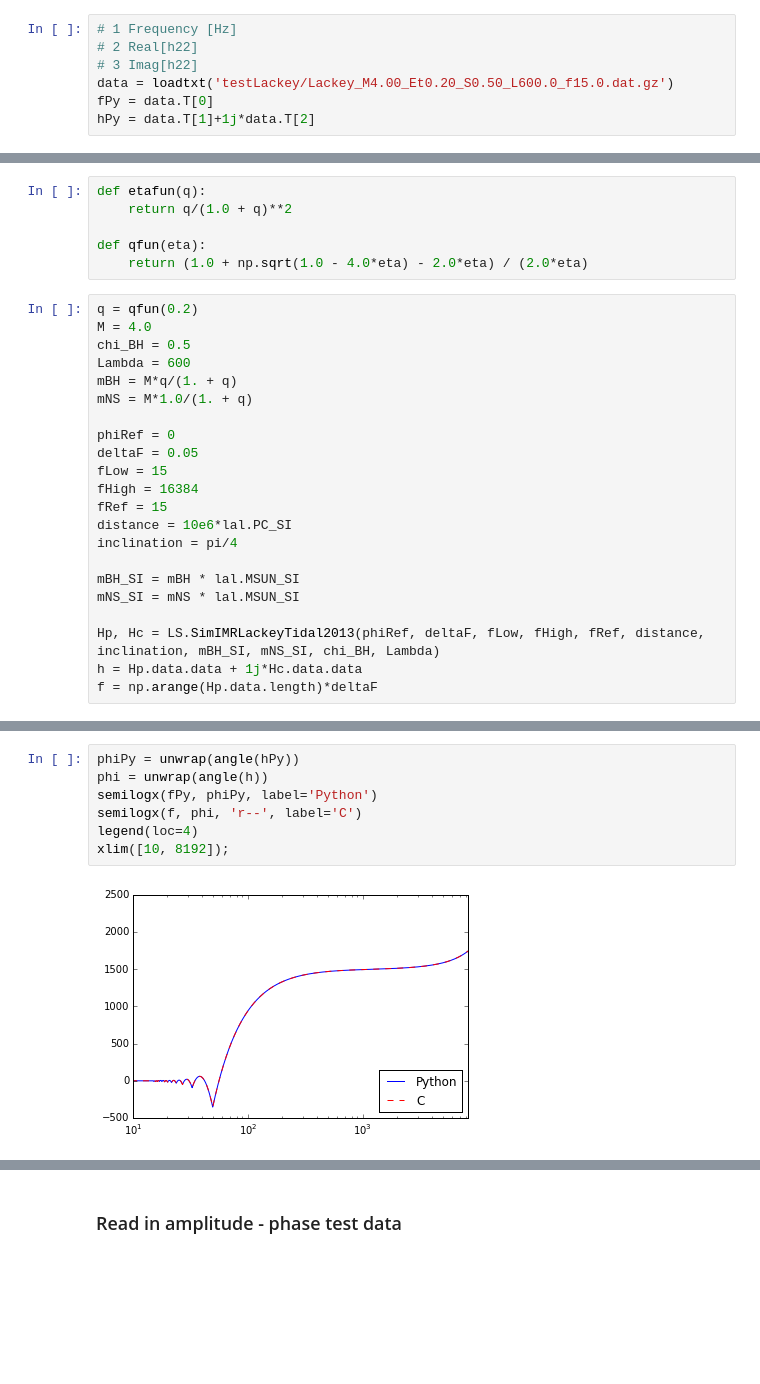
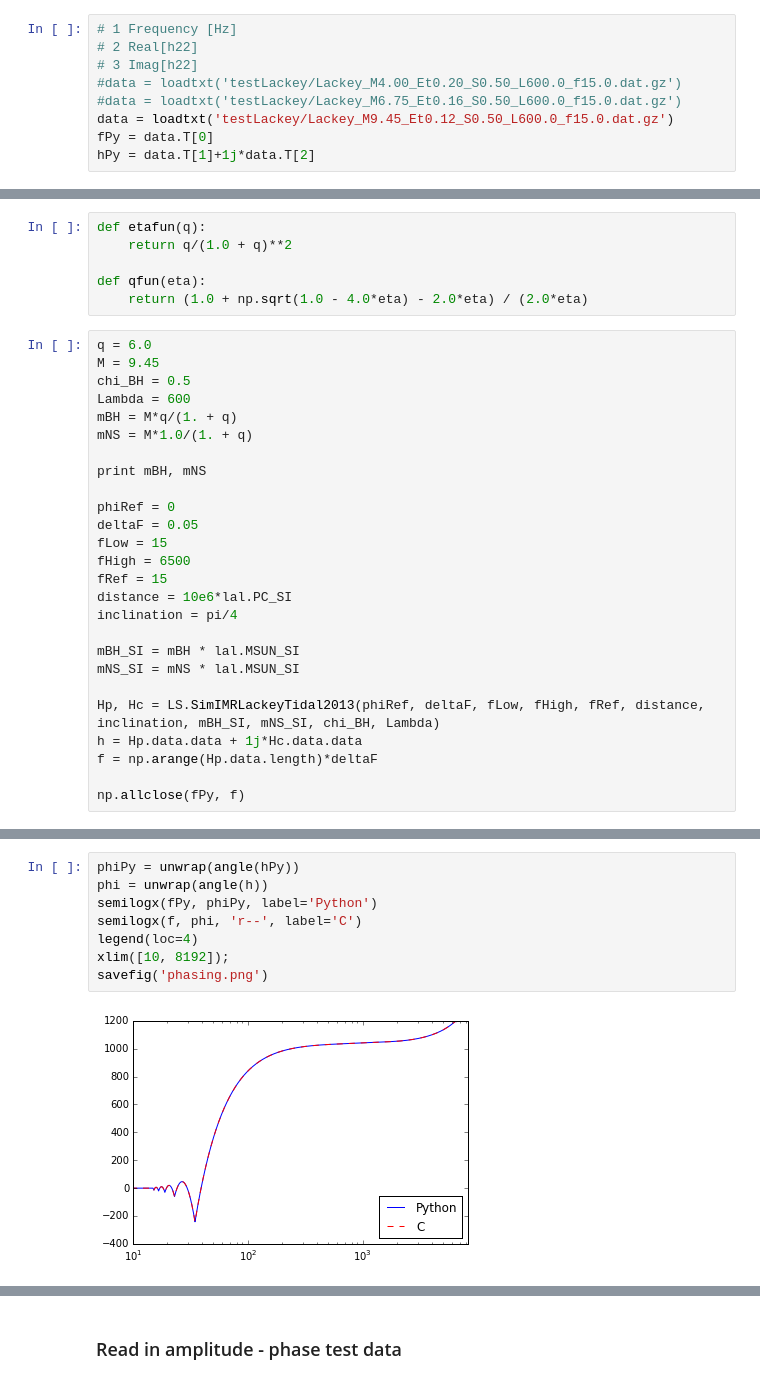
Before and after one commit to prayush/nsbh_tidal, a Jupyter notebook: LAL/LackeyLALTest.ipynb, the cells around one changed output, grey strips where cells are left out. Cells and saved outputs as stored; diff of their text form; blank space fills up the shorter version.

Commit message:
perform some tests with higher q

```diff
--- a/LAL/LackeyLALTest.ipynb
+++ b/LAL/LackeyLALTest.ipynb
@@ -145,6 +145,8 @@ tLambda = 600.
 # 1 Frequency [Hz]
 # 2 Real[h22]
 # 3 Imag[h22]
-data = loadtxt('testLackey/Lackey_M4.00_Et0.20_S0.50_L600.0_f15.0.dat.gz')
+#data = loadtxt('testLackey/Lackey_M4.00_Et0.20_S0.50_L600.0_f15.0.dat.gz')
+#data = loadtxt('testLackey/Lackey_M6.75_Et0.16_S0.50_L600.0_f15.0.dat.gz')
+data = loadtxt('testLackey/Lackey_M9.45_Et0.12_S0.50_L600.0_f15.0.dat.gz')
 fPy = data.T[0]
 hPy = data.T[1]+1j*data.T[2]
@@ -161,17 +157,19 @@ def etafun(q):
 def qfun(eta):
     return (1.0 + np.sqrt(1.0 - 4.0*eta) - 2.0*eta) / (2.0*eta)
 # %%
-q = qfun(0.2)
-M = 4.0
+q = 6.0
+M = 9.45
 chi_BH = 0.5
 Lambda = 600
 mBH = M*q/(1. + q)
 mNS = M*1.0/(1. + q)
 
+print mBH, mNS
+
 phiRef = 0
 deltaF = 0.05
 fLow = 15
-fHigh = 16384
+fHigh = 6500
 fRef = 15
 distance = 10e6*lal.PC_SI
 inclination = pi/4
@@ -182,3 +180,5 @@ mNS_SI = mNS * lal.MSUN_SI
 Hp, Hc = LS.SimIMRLackeyTidal2013(phiRef, deltaF, fLow, fHigh, fRef, distance, inclination, mBH_SI, mNS_SI, chi_BH, Lambda)
 h = Hp.data.data + 1j*Hc.data.data
 f = np.arange(Hp.data.length)*deltaF
+
+np.allclose(fPy, f)
@@ -193,9 +211,10 @@ ylim([1e-37, 1e-20]);
 # %%
 phiPy = unwrap(angle(hPy))
 phi = unwrap(angle(h))
 semilogx(fPy, phiPy, label='Python')
 semilogx(f, phi, 'r--', label='C')
 legend(loc=4)
 xlim([10, 8192]);
+savefig('phasing.png')
 # %% [output]
-[figure, old version]
+[figure, new version]
```
Also changed, not shown: parts of 10 cells of this notebook, 1 other file.
